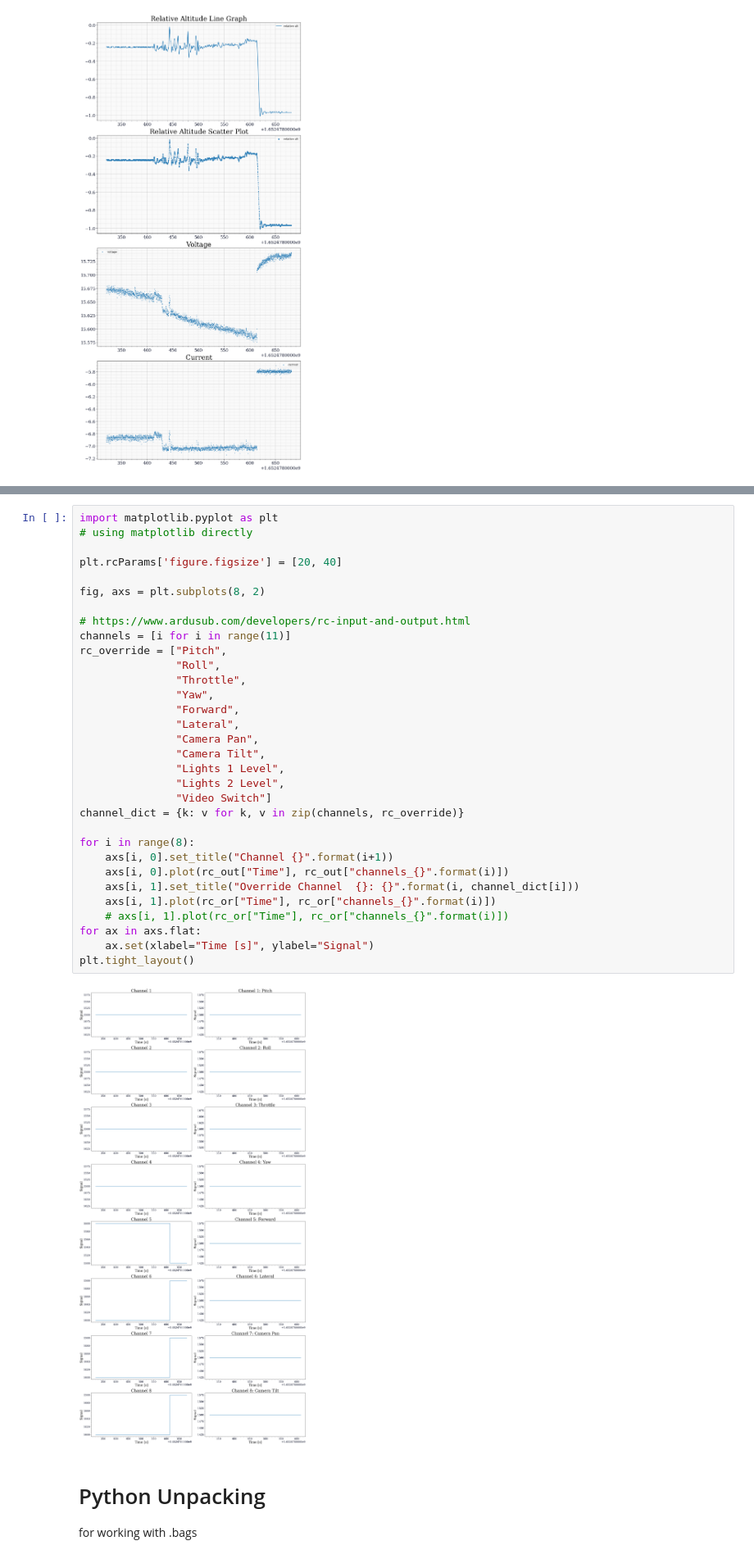
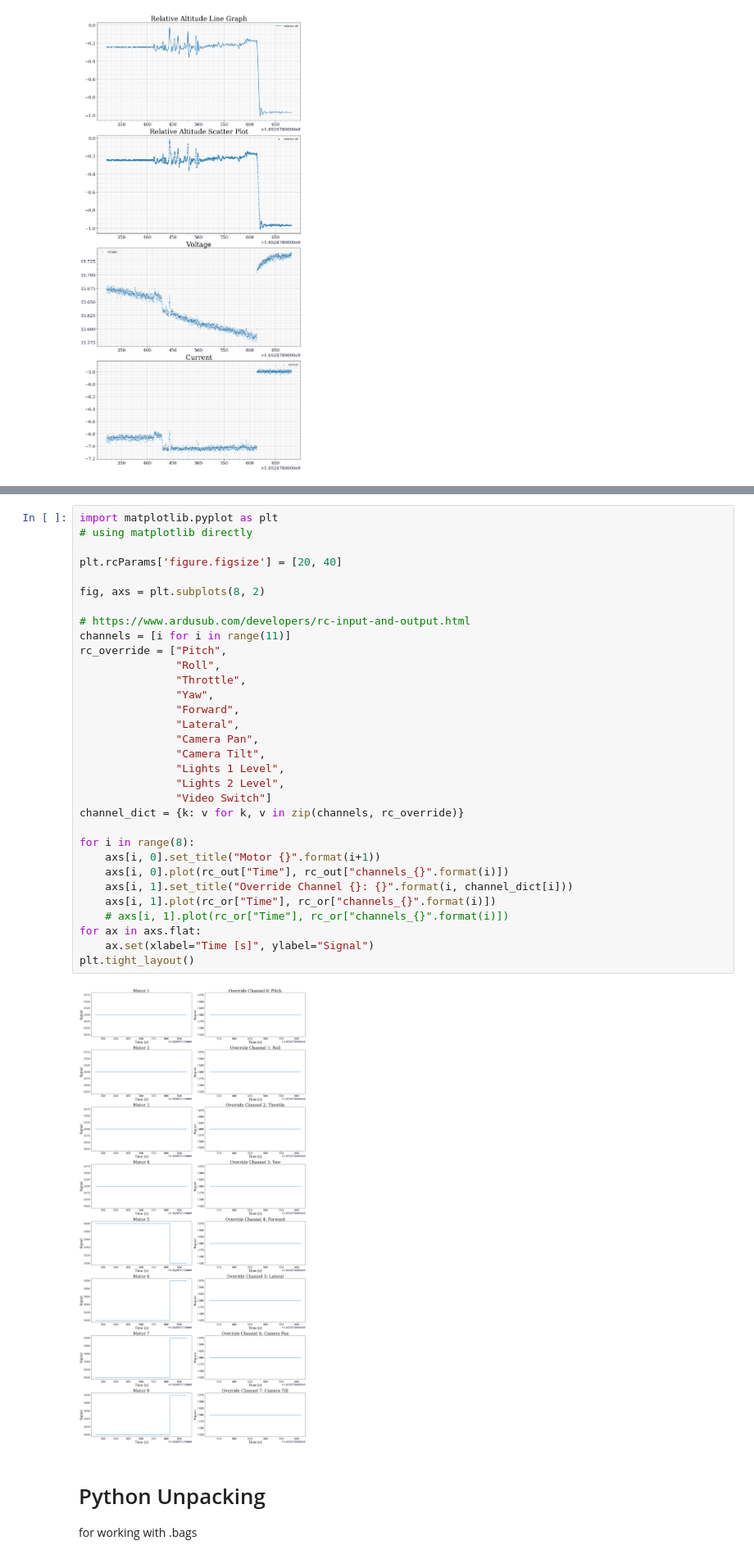
Before and after one commit to champurupat/rosbag, a Jupyter notebook: rosbag_cookbook.ipynb, the cells around one changed output, grey strips where cells are left out. Shown at 82% size. Cells and saved outputs as stored; diff of their text form.

```diff
--- a/rosbag_cookbook.ipynb
+++ b/rosbag_cookbook.ipynb
@@ -78,36 +74,36 @@ rc _
 import matplotlib.pyplot as plt
 # using matplotlib directly
 
 plt.rcParams['figure.figsize'] = [20, 40]
 
 fig, axs = plt.subplots(8, 2)
 
 # https://www.ardusub.com/developers/rc-input-and-output.html
 channels = [i for i in range(11)]
 rc_override = ["Pitch",
                "Roll",
                "Throttle",
                "Yaw",
                "Forward",
                "Lateral",
                "Camera Pan",
                "Camera Tilt",
                "Lights 1 Level",
                "Lights 2 Level",
                "Video Switch"]
 channel_dict = {k: v for k, v in zip(channels, rc_override)}
 
 for i in range(8):
-    axs[i, 0].set_title("Channel {}".format(i+1))
+    axs[i, 0].set_title("Motor {}".format(i+1))
     axs[i, 0].plot(rc_out["Time"], rc_out["channels_{}".format(i)])
-    axs[i, 1].set_title("Override Channel  {}: {}".format(i, channel_dict[i]))
+    axs[i, 1].set_title("Override Channel {}: {}".format(i, channel_dict[i]))
     axs[i, 1].plot(rc_or["Time"], rc_or["channels_{}".format(i)])
     # axs[i, 1].plot(rc_or["Time"], rc_or["channels_{}".format(i)])
 for ax in axs.flat:
     ax.set(xlabel="Time [s]", ylabel="Signal")
 plt.tight_layout()
 # %% [output]
-[figure, old version]
+[figure, new version]
 # %% [markdown]
 # Python Unpacking
 for working with .bags
```
Also changed, not shown: parts of 1 cell of this notebook.
